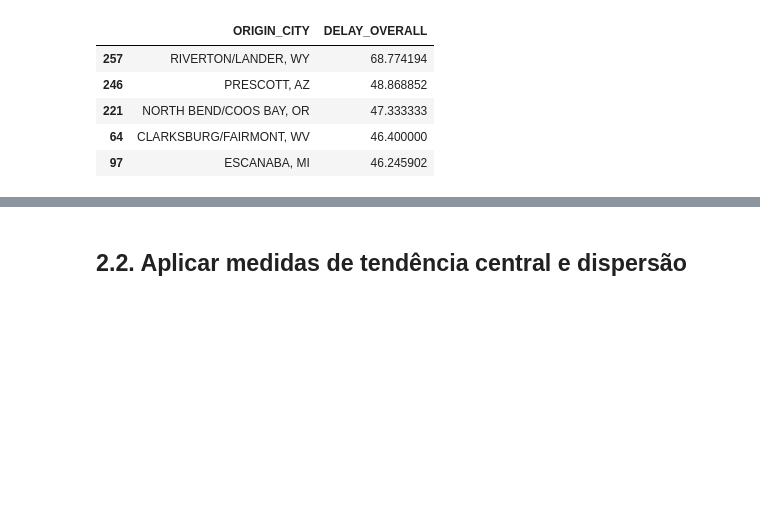
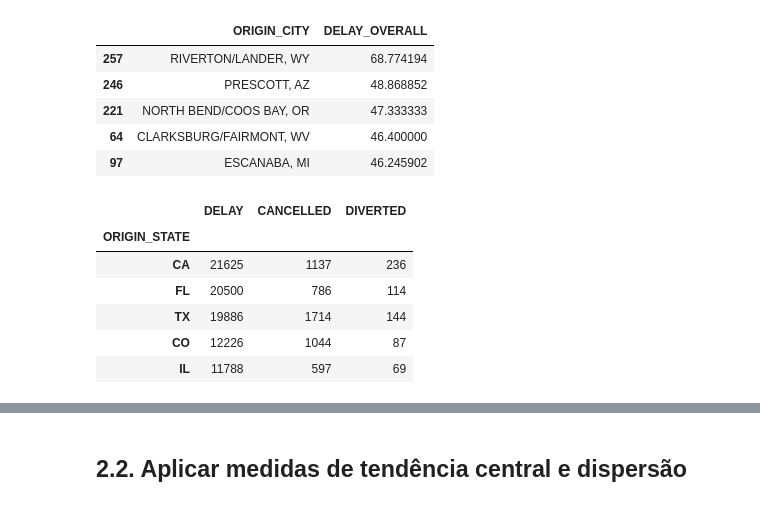
Before and after one commit to vitoriapguimaraes/Python-AnaliseVoos, a Jupyter notebook: project_development/scripts/script-ianna.ipynb, the cells around one changed output, grey strips where cells are left out. Drawn from its saved outputs; the diff is of its cells as text; code cells hidden in the pictures; blank space fills up the shorter version.

```diff
--- a/project_development/scripts/script-ianna.ipynb
+++ b/project_development/scripts/script-ianna.ipynb
@@ -815,3 +811,22 @@ avg_delay_city.head(5)
 | 221 | NORTH BEND/COOS BAY, OR | 47.333333 |
 | 64 | CLARKSBURG/FAIRMONT, WV | 46.400000 |
 | 97 | ESCANABA, MI | 46.245902 |
+# %%
+
+# Top 10 state origin with most problems (delays, cancellations, diversions)
+results_state = []
+for col in problematic_columns:
+    top_prob_airlines = (df.groupby("ORIGIN_STATE")[col].sum().nlargest(10))
+    results_state.append(top_prob_airlines.rename(col))
+summary_table_city = pd.concat(results_state, axis=1).fillna(0).astype(int)
+summary_table_city = summary_table_city.sort_values("DELAY", ascending=False)
+
+summary_table_city.head(5)
+# %% [output]
+|  | DELAY | CANCELLED | DIVERTED |
+| ORIGIN_STATE |  |  |  |
+| CA | 21625 | 1137 | 236 |
+| FL | 20500 | 786 | 114 |
+| TX | 19886 | 1714 | 144 |
+| CO | 12226 | 1044 | 87 |
+| IL | 11788 | 597 | 69 |
```
Also changed, not shown: parts of 21 cells of this notebook.
